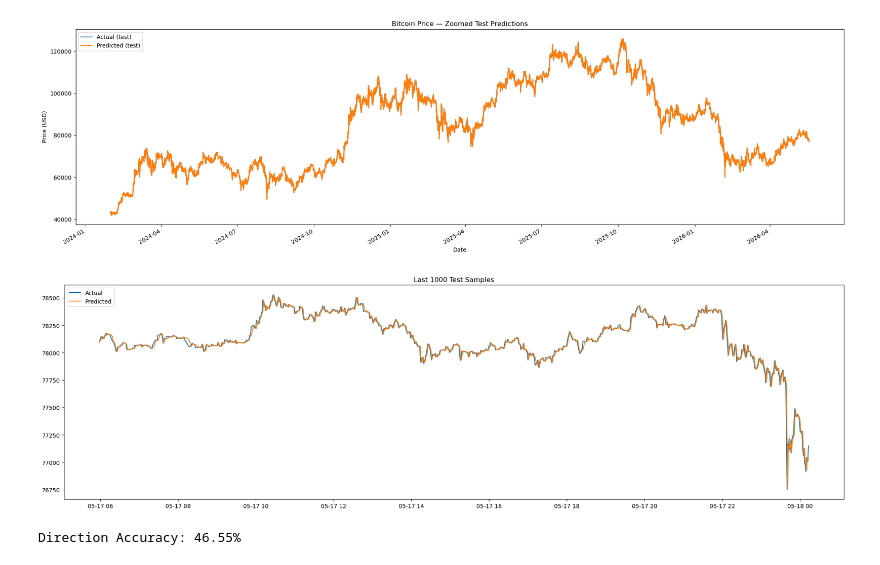
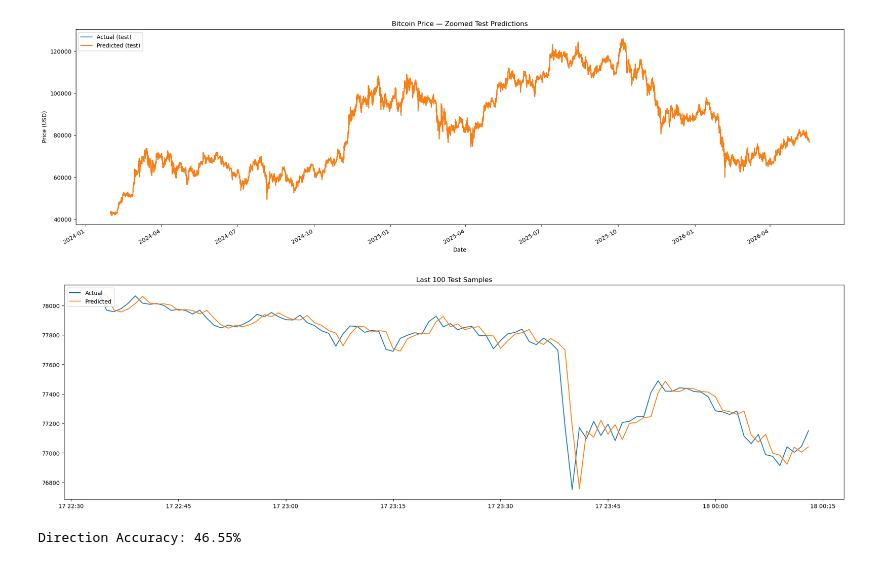
Before and after one commit to willelol04/bitcoin-predictor, a Jupyter notebook: main.ipynb, the cells around one changed output. Cells and saved outputs as stored; diff of their text form; code cells hidden in the pictures.

```diff
--- a/main.ipynb
+++ b/main.ipynb
@@ -689,28 +689,28 @@ plt.show()
 # %% [output]
 [figure]
 # %%
-last_n = 1000
+last_n = 100
 plt.figure(figsize=(20, 6))
 
 plt.plot(
     test_plot_time.iloc[-last_n:],
     y_test_actual.iloc[-last_n:],
     label='Actual'
 )
 
 plt.plot(
     test_plot_time.iloc[-last_n:],
     test_preds_actual[-last_n:],
     label='Predicted'
 )
 
 plt.title(f'Last {last_n} Test Samples')
 plt.legend(loc='upper left')
 
 plt.tight_layout()
 plt.show()
 # %% [output]
-[figure, old version]
+[figure, new version]
 # %%
 direction_correct = (
     np.sign(test_return_preds) ==
```
Also changed, not shown: parts of 1 cell of this notebook, 2 other files.
